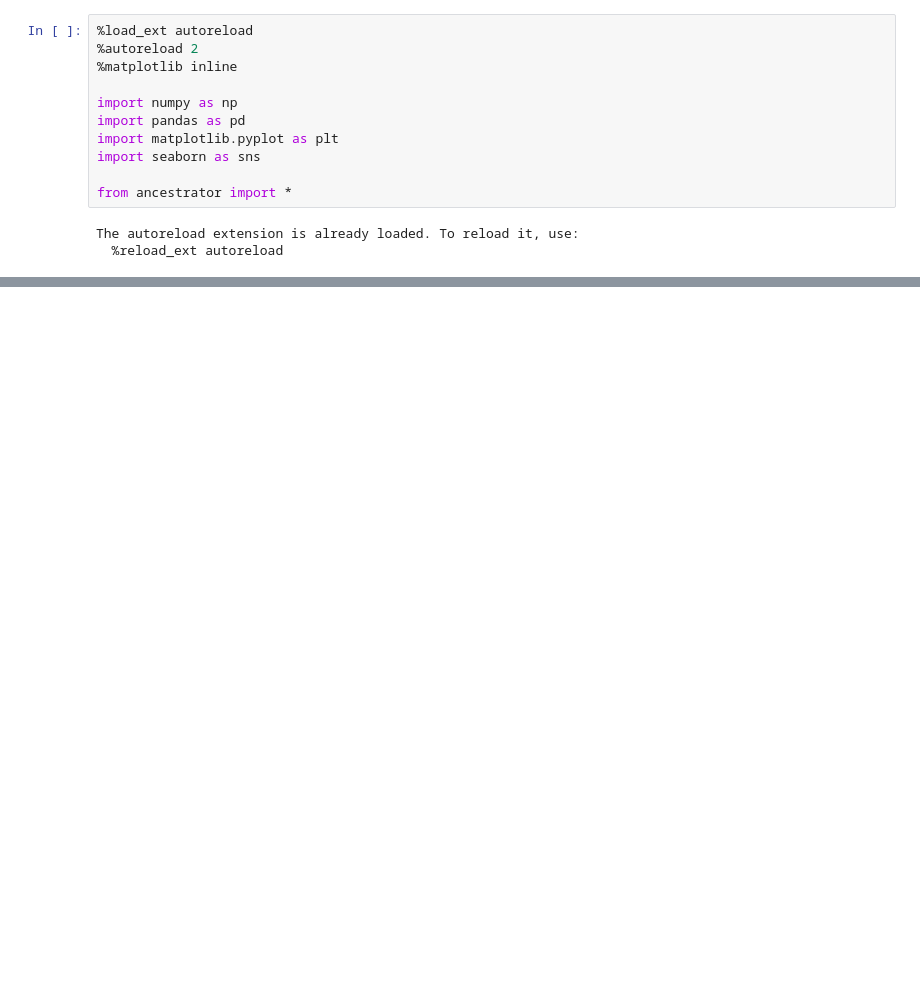
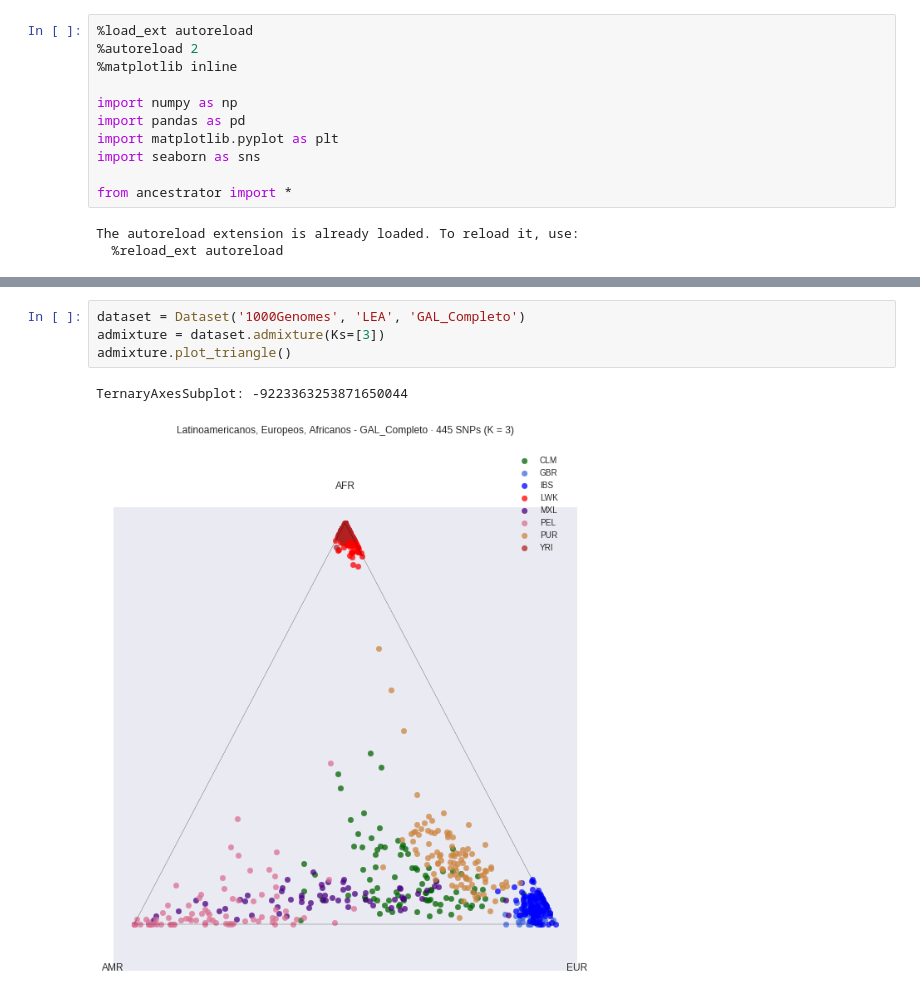
Before and after one commit to jmberros/ancestrator, a Jupyter notebook: admixture.ipynb, the cells around one changed output, grey strips where cells are left out. Drawn from its saved outputs; the diff is of its cells as text; blank space fills up the shorter version.

```diff
--- a/admixture.ipynb
+++ b/admixture.ipynb
@@ -58,0 +66,7 @@ for source_label, panel_label, samplegroup_label in combo:
+# %%
+dataset = Dataset('1000Genomes', 'LEA', 'GAL_Completo')
+admixture = dataset.admixture(Ks=[3])
+admixture.plot_triangle()
+# %% [output]
+TernaryAxesSubplot: -9223363253871650044
+[figure, added]
```
Also changed, not shown: parts of 1 cell of this notebook, 2 other files.
